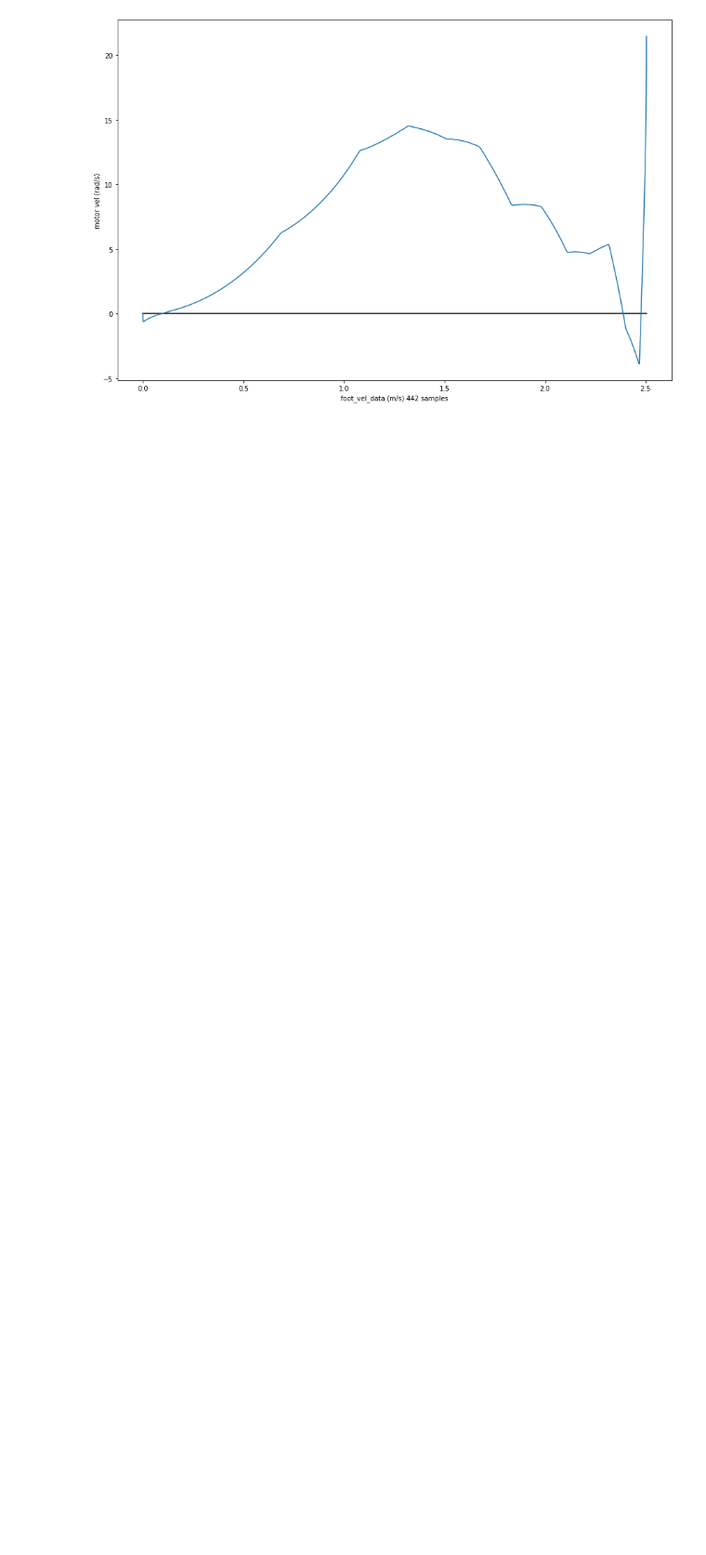
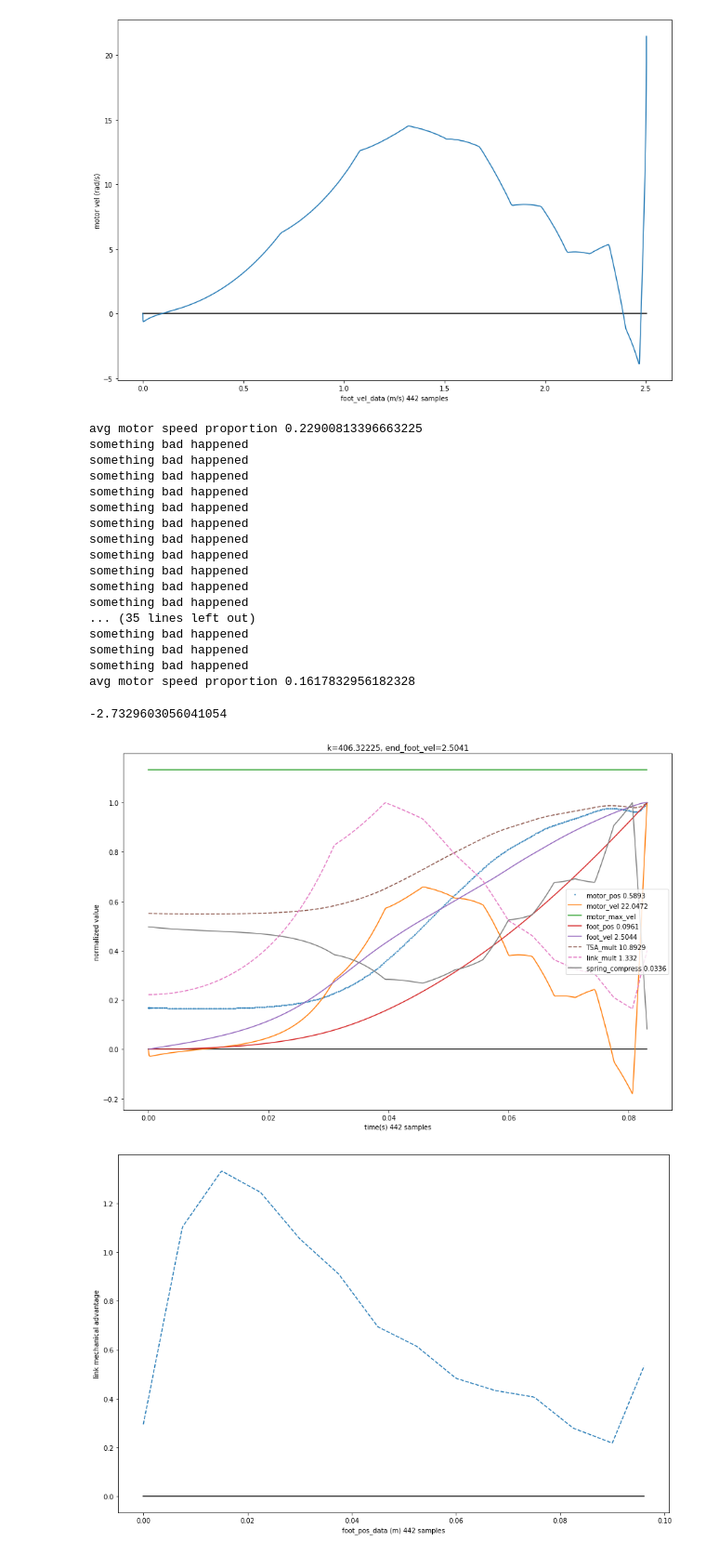
Before and after one commit to qwertpas/saltosim, a Jupyter notebook: notebooks/klinkmult_optimize.ipynb, the cells around one changed output. Shown at 93% size. Saved outputs shown, nothing was run; the diff lists cells and outputs as text; code cells hidden in the pictures; blank space fills up the shorter version.

```diff
--- a/notebooks/klinkmult_optimize.ipynb
+++ b/notebooks/klinkmult_optimize.ipynb
@@ -337,3 +337,34 @@ avg motor speed proportion 0.228729128303626
 [figure]
 [figure]
 [figure]
+# %%
+objective([0.8126445,  0.7,        0.29506861, 1.10287489, 1.33285491, 1.24471512,
+ 1.05507959, 0.91018567, 0.69434546, 0.61393648, 0.48327344, 0.43336012,
+ 0.40640418, 0.27914817, 0.21790388, 0.60651354, 0.7,        0.7,
+ 0.7,        0.7,        0.7,        0.7       ], doPlot=True)
+
+objective([0.8126445,  0.7,        0.29506861, 1.10287489, 1.33285491, 1.24471512,
+1.05507959, 0.91018567, 0.69434546, 0.61393648, 0.48327344, 0.43336012,
+0.40640418, 0.27914817, 0.21790388, 0.20651354, 0.2,        0.19,
+0.18,        0.17,        0.16,        0.15       ], doPlot=True)
+# %% [output]
+avg motor speed proportion 0.22900813396663225
+something bad happened
+something bad happened
+something bad happened
+something bad happened
+something bad happened
+something bad happened
+something bad happened
+something bad happened
+something bad happened
+something bad happened
+something bad happened
+... (35 lines left out)
+something bad happened
+something bad happened
+something bad happened
+avg motor speed proportion 0.1617832956182328
+-2.7329603056041054
+[figure, added]
+[figure, added]
```
Also changed, not shown: parts of 1 cell of this notebook, 1 other file.
